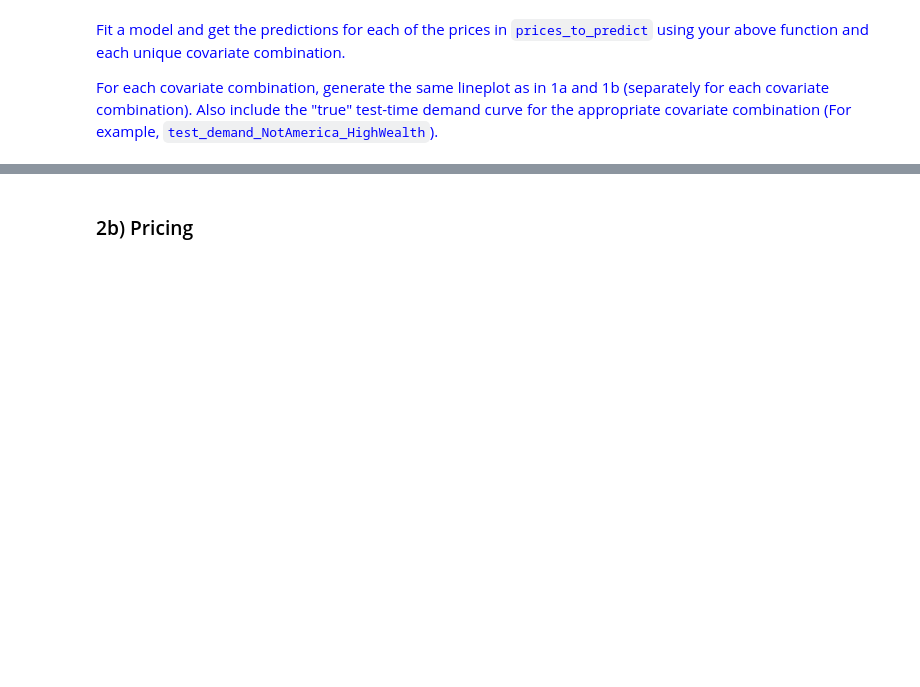
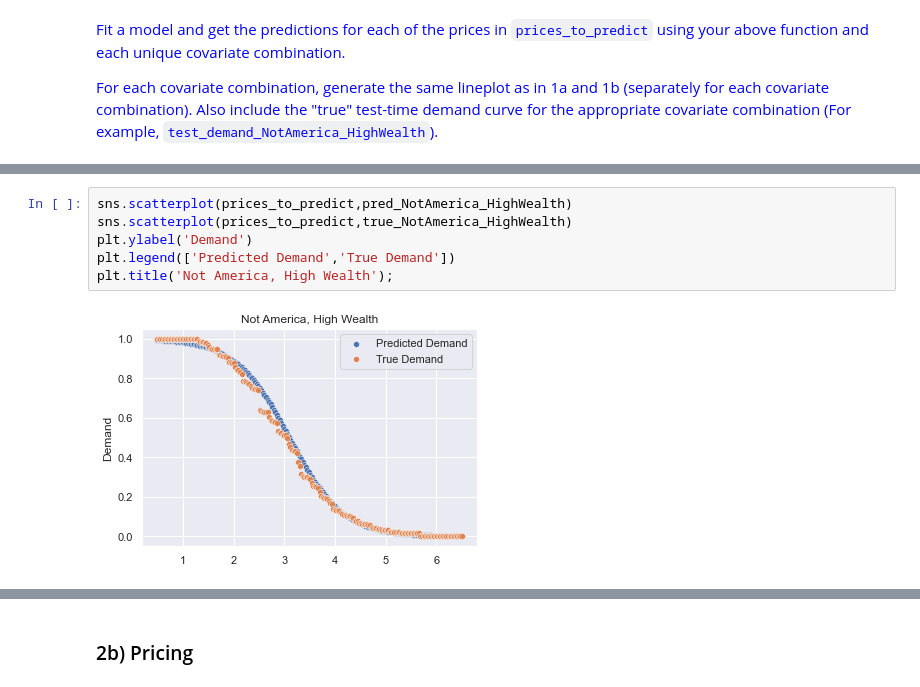
Before and after one commit to martinsun0/People-Data-Systems, a Jupyter notebook: HW3/HW3_assignment.ipynb, the cells around one changed output, grey strips where cells are left out. Cells and saved outputs as stored; diff of their text form; blank space fills up the shorter version.

```diff
--- a/HW3/HW3_assignment.ipynb
+++ b/HW3/HW3_assignment.ipynb
@@ -270,0 +336,8 @@ test_demand_curve_NotAmerica_LowWealth = pd.read_csv('test_demand_NotAmerica_Low
+# %%
+sns.scatterplot(prices_to_predict,pred_NotAmerica_HighWealth)
+sns.scatterplot(prices_to_predict,true_NotAmerica_HighWealth)
+plt.ylabel('Demand')
+plt.legend(['Predicted Demand','True Demand'])
+plt.title('Not America, High Wealth');
+# %% [output]
+[figure, added]
```
Also changed, not shown: parts of 49 cells of this notebook, 5 other files.
